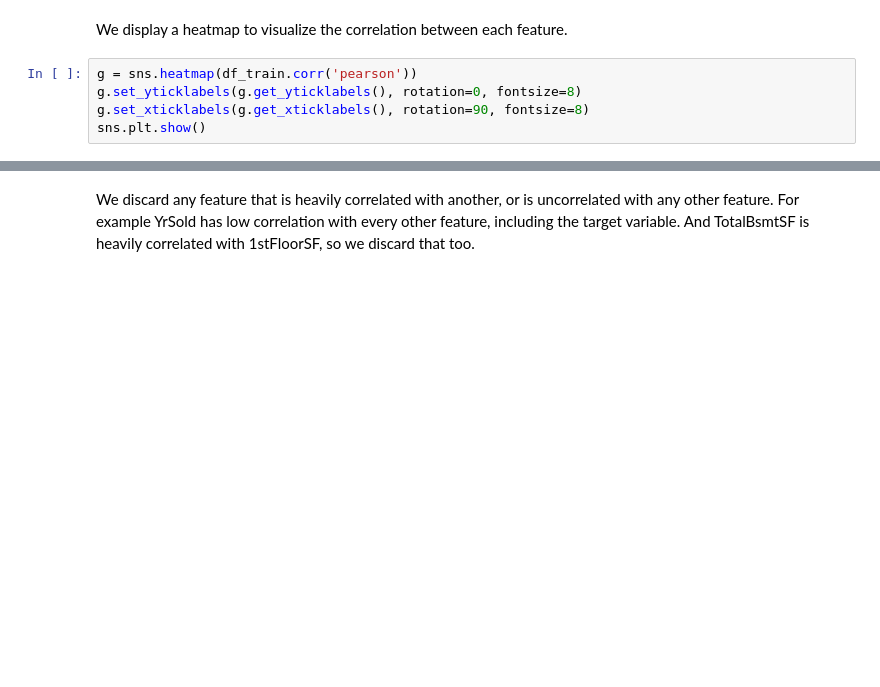
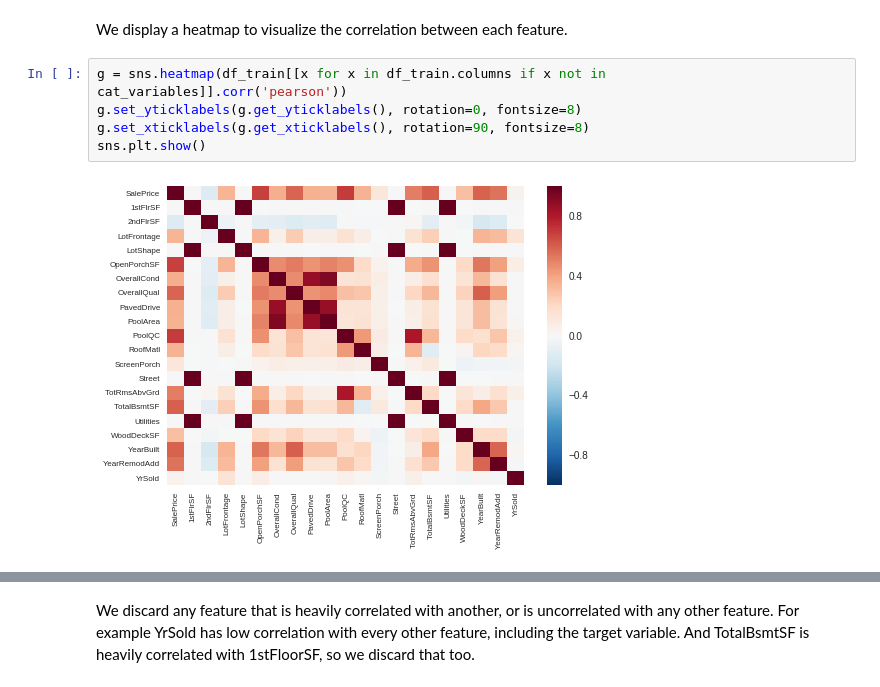
Before and after one commit to MMAesawy/Kaggle-Housing, a Jupyter notebook: analysis.ipynb, the cells around one changed output, grey strips where cells are left out. Drawn from its saved outputs; the diff is of its cells as text; blank space fills up the shorter version.

```diff
--- a/analysis.ipynb
+++ b/analysis.ipynb
@@ -247,7 +308,9 @@ print(df_train.shape)
 # %% [markdown]
 We display a heatmap to visualize the correlation between each feature.
 # %%
-g = sns.heatmap(df_train.corr('pearson'))
+g = sns.heatmap(df_train[[x for x in df_train.columns if x not in cat_variables]].corr('pearson'))
 g.set_yticklabels(g.get_yticklabels(), rotation=0, fontsize=8)
 g.set_xticklabels(g.get_xticklabels(), rotation=90, fontsize=8)
 sns.plt.show()
+# %% [output]
+[figure, added]
```
Also changed, not shown: parts of 26 cells of this notebook.
